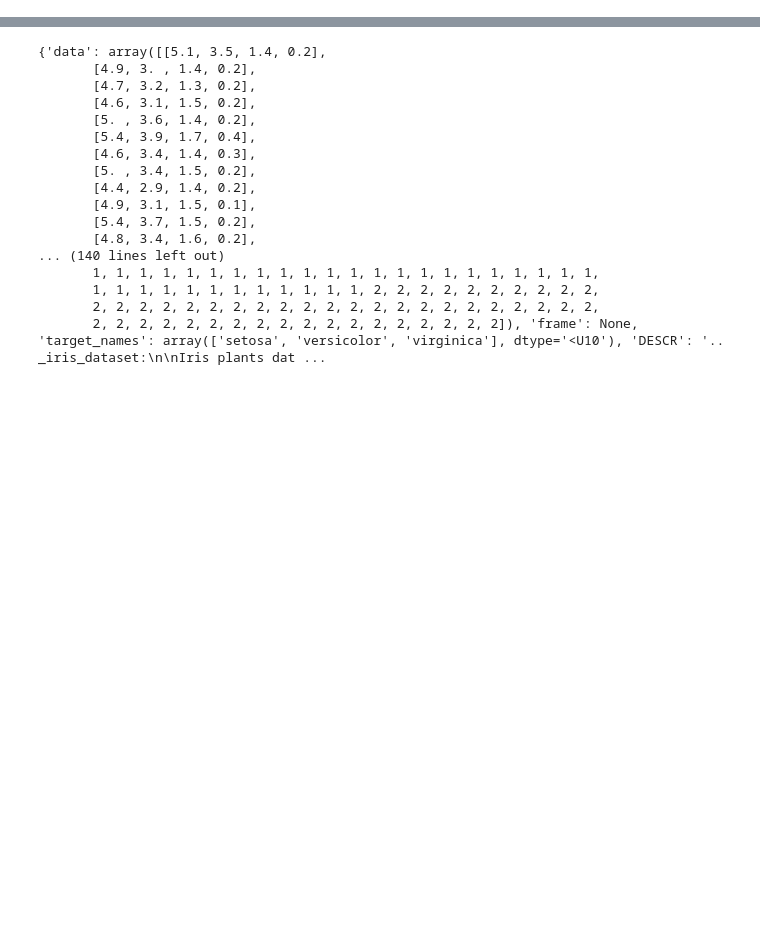
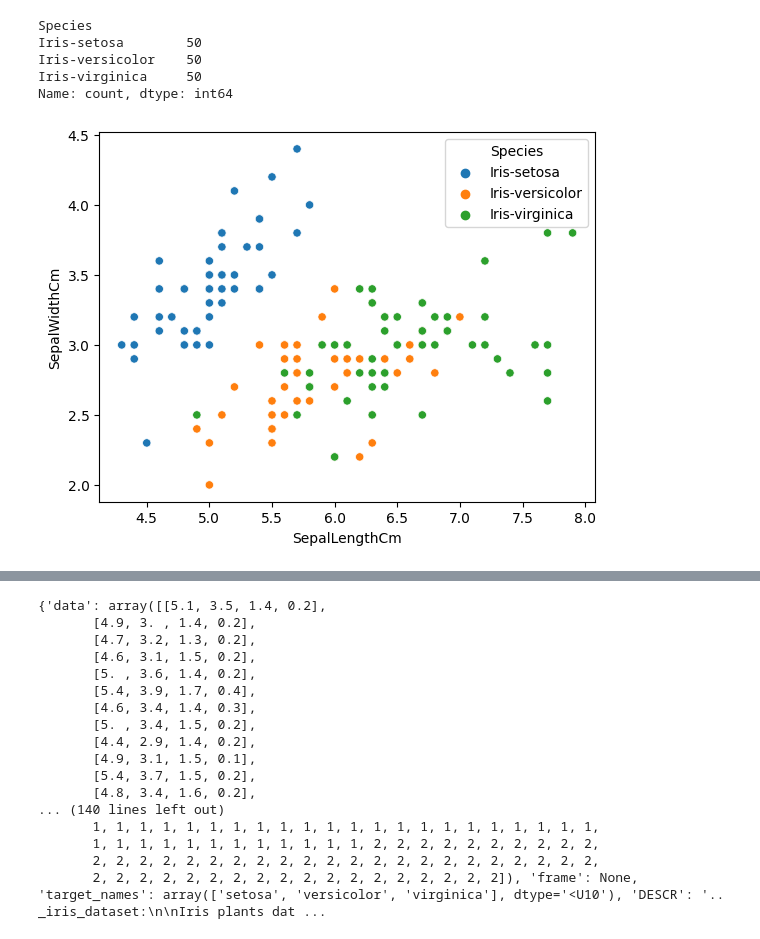
Before and after one commit to Saurabhkushwah06/Applying_ML_On_Iris_Dataset, a Jupyter notebook: Machine Learning.ipynb, the cells around one changed output, grey strips where cells are left out. Drawn from its saved outputs; the diff is of its cells as text; code cells hidden in the pictures; blank space fills up the shorter version.

```diff
--- a/Machine Learning.ipynb
+++ b/Machine Learning.ipynb
@@ -11,0 +18,3 @@ import matplotlib.pyplot as plt
+# %%
+df = pd.read_csv('Iris.csv')
+df
@@ -11,0 +35,13 @@ import matplotlib.pyplot as plt
+# %%
+df['Species'].value_countsts()
+# %% [output]
+Species
+Iris-setosa        50
+Iris-versicolor    50
+Iris-virginica     50
+Name: count, dtype: int64
+# %%
+sns.scatterplot(data = df,x = 'SepalLengthCm',y = 'SepalWidthCm',hue = 'Species')
+plt.show()
+# %% [output]
+[figure, added]
```
Also changed, not shown: parts of 34 cells of this notebook.
